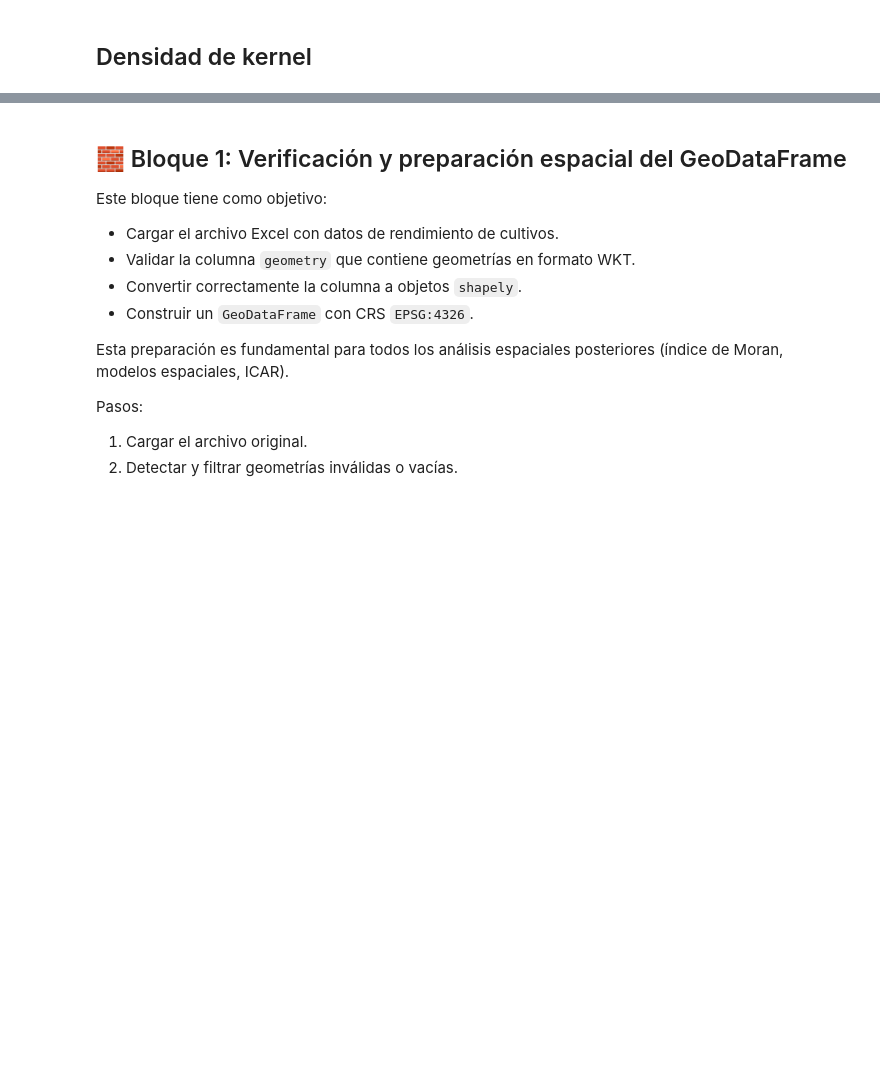
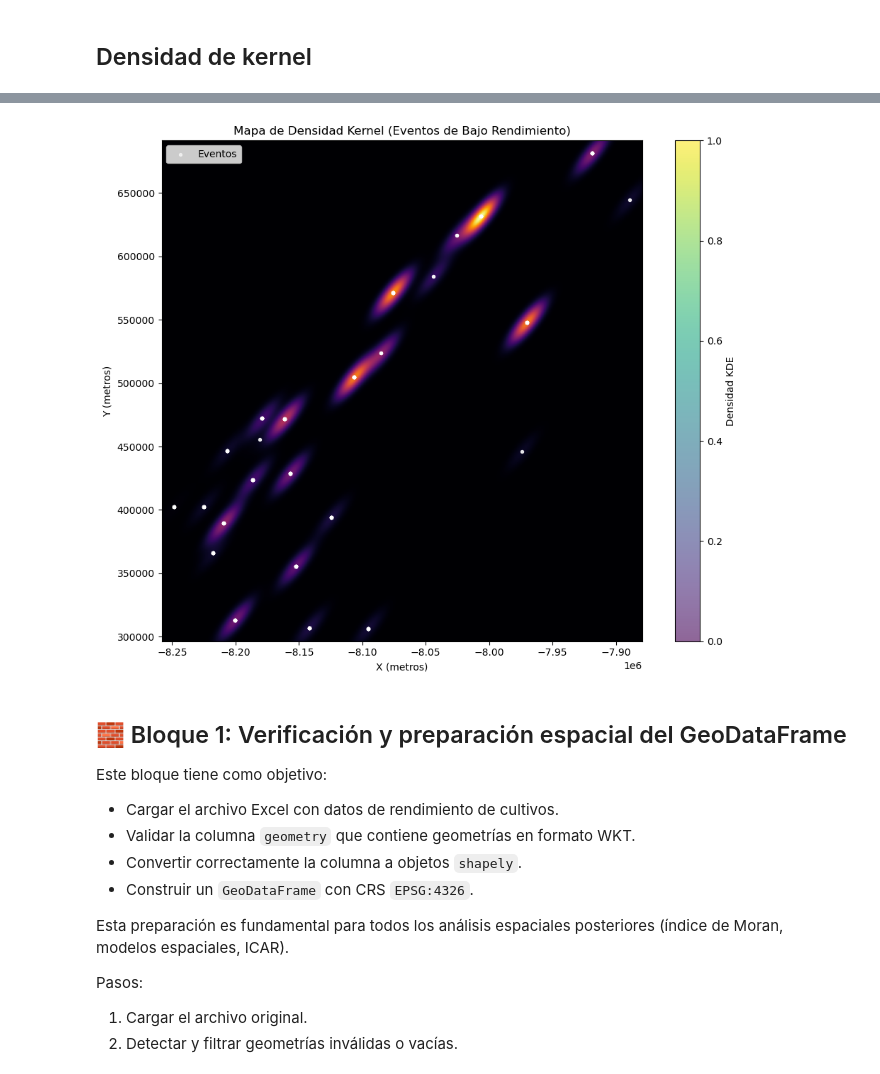
Before and after one commit to Pruizf0310/AnalisisGeoE, a Jupyter notebook: Trabajo_Final/Aptitudarrocera.ipynb, the cells around one changed output, grey strips where cells are left out. Cells and saved outputs as stored; diff of their text form; code cells hidden in the pictures; blank space fills up the shorter version.

Commit message:
Primer commit del proyecto geoespacial

```diff
--- a/Trabajo_Final/Aptitudarrocera.ipynb
+++ b/Trabajo_Final/Aptitudarrocera.ipynb
@@ -1281,3 +628,60 @@ print(gdf.head())
+# %%
+import pandas as pd
+import geopandas as gpd
+import numpy as np
+import matplotlib.pyplot as plt
+from scipy.stats import gaussian_kde
+
+# Ruta del archivo con datos de eventos
+ruta_excel = r"C:\Users\paola\Analisis Geoespacial\Proyecto_01 - copia\Datos de cultivos\BaseDatosArroz_con_precipitacion_alta_con_coords.xlsx"
+
+# 1. Cargar datos
+df = pd.read_excel(ruta_excel)
+
+# 2. Filtrar eventos de bajo rendimiento con coordenadas válidas
+df_eventos = df[(df['Bajo_Rendimiento'] == 1) & df['lat'].notna() & df['lon'].notna()]
+
+# 3. Crear GeoDataFrame y transformar a proyección métrica
+gdf_eventos = gpd.GeoDataFrame(
+    df_eventos,
+    geometry=gpd.points_from_xy(df_eventos['lon'], df_eventos['lat']),
+    crs="EPSG:4326"
+).to_crs(epsg=3857)
+
+# 4. Extraer coordenadas X, Y en metros
+x = gdf_eventos.geometry.x.values
+y = gdf_eventos.geometry.y.values
+
+# 5. Usar 'Area' como peso si está disponible, de lo contrario usar 1
+pesos = gdf_eventos['Area'].values if 'Area' in gdf_eventos.columns else np.ones_like(x)
+
+# 6. Calcular KDE
+kde = gaussian_kde(np.vstack([x, y]), weights=pesos, bw_method=0.1)
+
+# 7. Crear grilla para KDE
+xmin, xmax = x.min() - 10000, x.max() + 10000
+ymin, ymax = y.min() - 10000, y.max() + 10000
+xx, yy = np.mgrid[xmin:xmax:500j, ymin:ymax:500j]
+positions = np.vstack([xx.ravel(), yy.ravel()])
+densidad = kde(positions).reshape(xx.shape)
+
+# 8. Graficar mapa de calor
+plt.figure(figsize=(10, 8))
+plt.imshow(
+    np.rot90(densidad),
+    cmap='inferno',
+    extent=[xmin, xmax, ymin, ymax]
+)
+plt.scatter(x, y, c='white', s=8, alpha=0.6, label='Eventos')
+plt.title("Mapa de Densidad Kernel (Eventos de Bajo Rendimiento)")
+plt.xlabel("X (metros)")
+plt.ylabel("Y (metros)")
+plt.colorbar(label="Densidad KDE")
+plt.legend()
+plt.tight_layout()
+plt.show()
+# %% [output]
+[figure, added]
 # %% [markdown]
 ## 🧱 Bloque 1: Verificación y preparación espacial del GeoDataFrame
 
```
Also changed, not shown: parts of 41 cells of this notebook, 29 other files.
